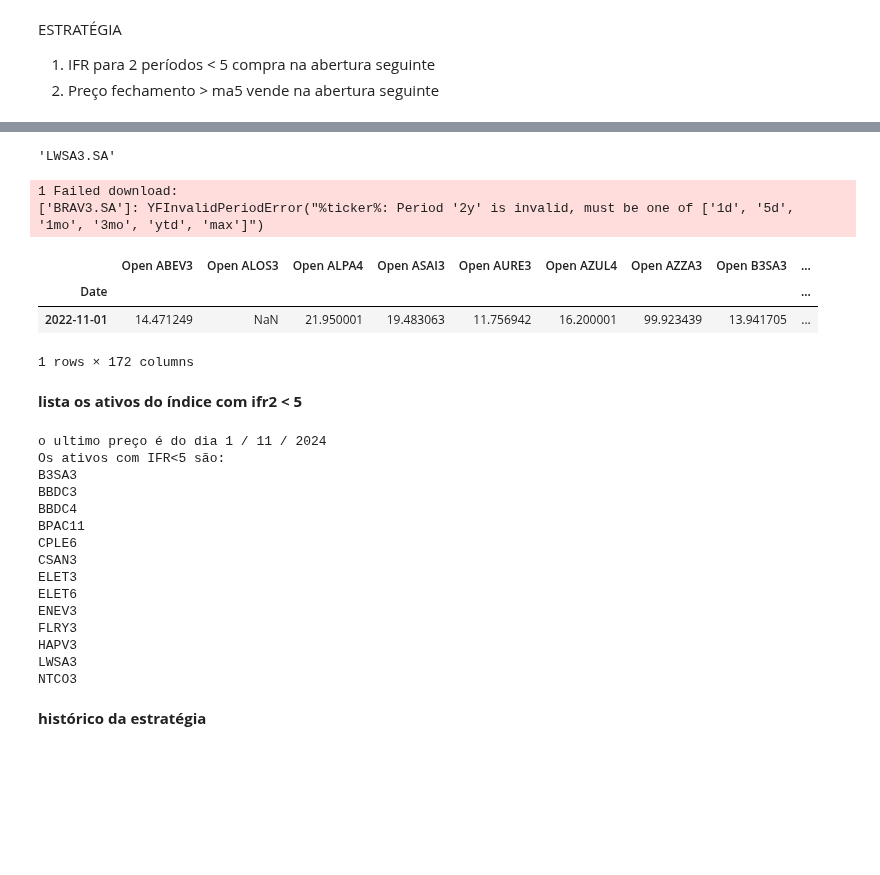
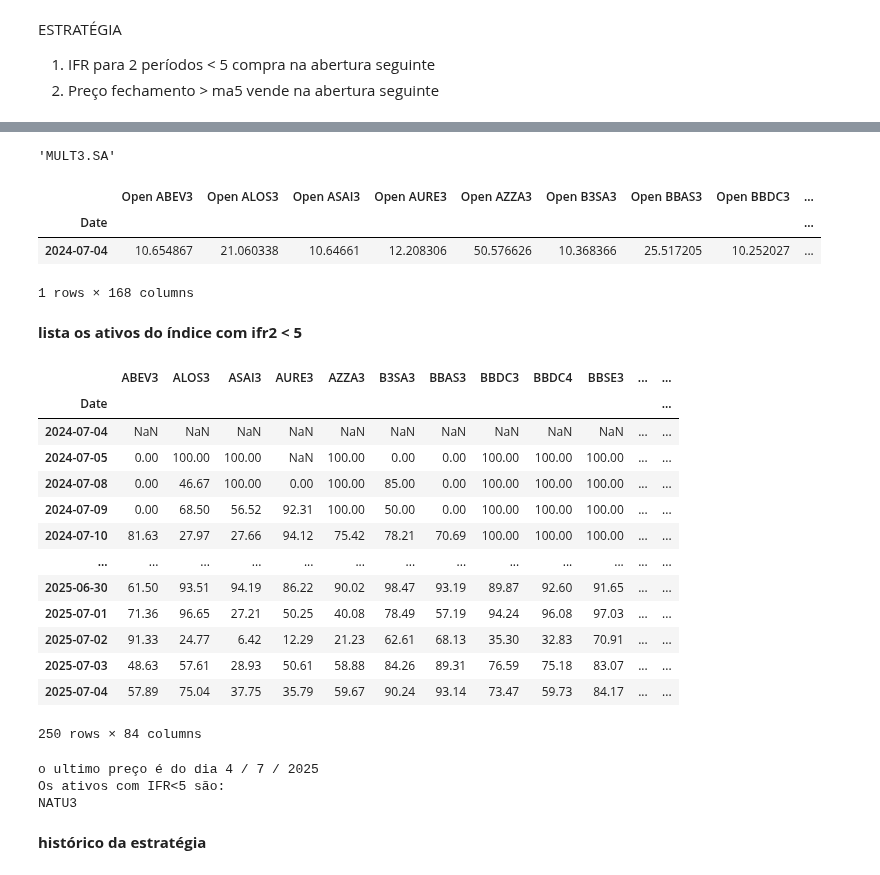
Before and after one commit to BDonadelli/Finance-playground, a Jupyter notebook: BT_IFR2.ipynb, the cells around one changed output, grey strips where cells are left out. Saved outputs shown, nothing was run; the diff lists cells and outputs as text; code cells hidden in the pictures; blank space fills up the shorter version.

```diff
--- a/BT_IFR2.ipynb
+++ b/BT_IFR2.ipynb
@@ -12,7 +12,7 @@ termino = '2023-01-30'  #@param {type:"date"}
 from datetime import datetime
 
 usar_periodo = True #@param {type:"boolean"}
-periodo = '2y' #@param ['1d','5d','1mo','3mo','6mo','1y','2y','3y','5y','10y','ytd','max']
+periodo = '1y' #@param ['1d','5d','1mo','3mo','6mo','1y','2y','3y','5y','10y','ytd','max']
 # %%
 # @ markdown Instala bibliotecas
 
@@ -36,7 +36,7 @@ pio.renderers.default = 'png'  ## comentar se quiser grafico interativo
 arq = 'data/Cart_Ibov.csv'
 # arq = 'data/Cart_IBr100.csv'
 try:
-    IBOV = pd.read_csv(arq, encoding='utf-8', sep=';' , index_col=False ,engine='python')
+    IBOV = pd.read_csv(arq, sep=';' , encoding='latin1', skiprows=1, skipfooter=2, engine='python')
 except:
     url = f'https://raw.githubusercontent.com/BDonadelli/Codigos-em-financas/main/{arq}'
     IBOV = pd.read_csv(url, encoding='utf-8', sep=';' ,index_col=False ,engine='python')
@@ -59,9 +43,11 @@ IBOV
+# %%
+IBOV.reset_index(inplace=True)
 # %%
-codigos = np.array(sorted(IBOV.Código.to_list()),dtype=str)
+codigos = np.array(sorted(IBOV['index'].to_list()),dtype=str)
 tickers = [tk+'.SA' for tk in codigos]
 tickers[50]
 # %% [output]
-'LWSA3.SA'
+'MULT3.SA'
 # %%
 # @ markdown ## download dados do yahoo finance
 ## a ultima lina da tabela tem a data mais recente
@@ -77,10 +63,8 @@ df = df.rename(columns=d, level=1)
 df.columns = [" ".join(col).strip() for col in df.columns.values]
 df.head(1) #mostra a primeiro linha da tabela dos preços
 # %% [output]
+|  | Open ABEV3 | Open ALOS3 | Open ASAI3 | Open AURE3 | Open AZZA3 | Open B3SA3 | Open BBAS3 | Open BBDC3 | ... |
+| Date |  |  |  |  |  |  |  |  | ... |
+| 2024-07-04 | 10.654867 | 21.060338 | 10.64661 | 12.208306 | 50.576626 | 10.368366 | 25.517205 | 10.252027 | ... |
-1 Failed download:
-['BRAV3.SA']: YFInvalidPeriodError("%ticker%: Period '2y' is invalid, must be one of ['1d', '5d', '1mo', '3mo', 'ytd', 'max']")
+1 rows × 168 columns
-|  | Open ABEV3 | Open ALOS3 | Open ALPA4 | Open ASAI3 | Open AURE3 | Open AZUL4 | Open AZZA3 | Open B3SA3 | ... |
-| Date |  |  |  |  |  |  |  |  | ... |
-| 2022-11-01 | 14.471249 | NaN | 21.950001 | 19.483063 | 11.756942 | 16.200001 | 99.923439 | 13.941705 | ... |
-1 rows × 172 columns
 # %%
@@ -125,6 +111,22 @@ limiar_ifr=5.5
+# %%
+IFR = pd.DataFrame({f"{i}": rsi( df['Close '+i] , 2)  for i in codigos})
+IFR
+# %% [output]
+|  | ABEV3 | ALOS3 | ASAI3 | AURE3 | AZZA3 | B3SA3 | BBAS3 | BBDC3 | BBDC4 | BBSE3 | ... | ... |
+| Date |  |  |  |  |  |  |  |  |  |  |  | ... |
+| 2024-07-04 | NaN | NaN | NaN | NaN | NaN | NaN | NaN | NaN | NaN | NaN | ... | ... |
+| 2024-07-05 | 0.00 | 100.00 | 100.00 | NaN | 100.00 | 0.00 | 0.00 | 100.00 | 100.00 | 100.00 | ... | ... |
+| 2024-07-08 | 0.00 | 46.67 | 100.00 | 0.00 | 100.00 | 85.00 | 0.00 | 100.00 | 100.00 | 100.00 | ... | ... |
+| 2024-07-09 | 0.00 | 68.50 | 56.52 | 92.31 | 100.00 | 50.00 | 0.00 | 100.00 | 100.00 | 100.00 | ... | ... |
+| 2024-07-10 | 81.63 | 27.97 | 27.66 | 94.12 | 75.42 | 78.21 | 70.69 | 100.00 | 100.00 | 100.00 | ... | ... |
+| ... | ... | ... | ... | ... | ... | ... | ... | ... | ... | ... | ... | ... |
+| 2025-06-30 | 61.50 | 93.51 | 94.19 | 86.22 | 90.02 | 98.47 | 93.19 | 89.87 | 92.60 | 91.65 | ... | ... |
+| 2025-07-01 | 71.36 | 96.65 | 27.21 | 50.25 | 40.08 | 78.49 | 57.19 | 94.24 | 96.08 | 97.03 | ... | ... |
+| 2025-07-02 | 91.33 | 24.77 | 6.42 | 12.29 | 21.23 | 62.61 | 68.13 | 35.30 | 32.83 | 70.91 | ... | ... |
+| 2025-07-03 | 48.63 | 57.61 | 28.93 | 50.61 | 58.88 | 84.26 | 89.31 | 76.59 | 75.18 | 83.07 | ... | ... |
+| 2025-07-04 | 57.89 | 75.04 | 37.75 | 35.79 | 59.67 | 90.24 | 93.14 | 73.47 | 59.73 | 84.17 | ... | ... |
+250 rows × 84 columns
 # %%
-IFR = pd.DataFrame({f"{i}": rsi( df['Close '+i] , 2)  for i in codigos})
-
 print('o ultimo preço é do dia',IFR.index[-1].day,'/',IFR.index[-1].month,'/',IFR.index[-1].year)
 print('Os ativos com IFR<5 são:')
 ## seleciona os ativos dentre 'codigos' com ifr2 < 5
@@ -136,21 +138,9 @@ for x in codigos :
 
 if len(lista_ifr)==0: print(F'*************** Não tem papel com IFR<{limiar_ifr} ***************')
 # %% [output]
-o ultimo preço é do dia 1 / 11 / 2024
+o ultimo preço é do dia 4 / 7 / 2025
 Os ativos com IFR<5 são:
-B3SA3
-BBDC3
-BBDC4
-BPAC11
-CPLE6
-CSAN3
-ELET3
-ELET6
-ENEV3
-FLRY3
-HAPV3
-LWSA3
-NTCO3
+NATU3
 # %% [markdown]
 **histórico da estratégia**
 # %%
```
Also changed, not shown: parts of 7 cells of this notebook, 12 other files.
